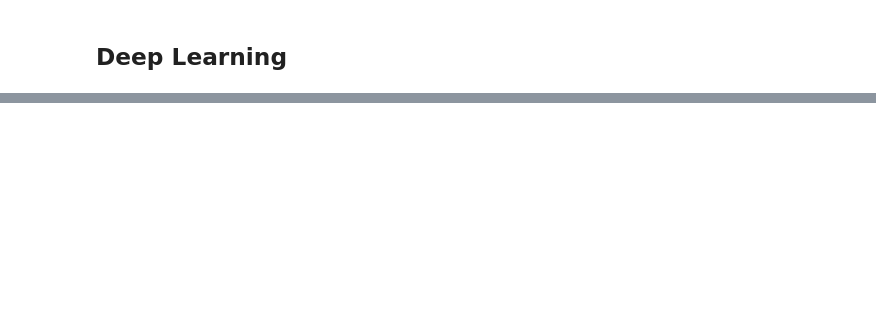
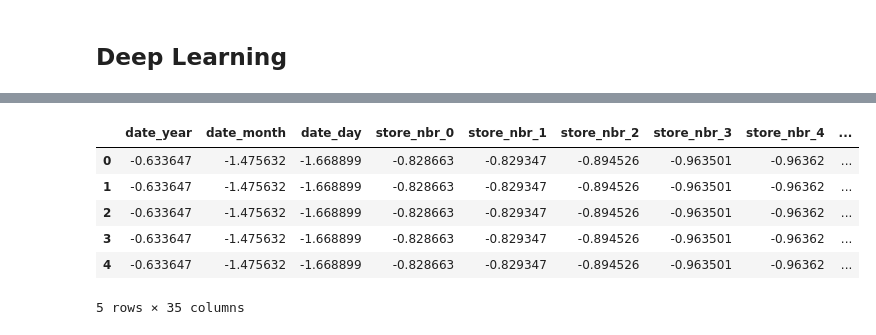
Before and after one commit to amith-vardhan99/kaggle, a Jupyter notebook: Store Sales - Time Series Forecasting/deeplearn.ipynb, the cells around one changed output, grey strips where cells are left out. Saved outputs shown, nothing was run; the diff lists cells and outputs as text; code cells hidden in the pictures; blank space fills up the shorter version.

```diff
--- a/Store Sales - Time Series Forecasting/deeplearn.ipynb
+++ b/Store Sales - Time Series Forecasting/deeplearn.ipynb
@@ -132,0 +115,23 @@ model.fit(x=X_train,y=y_train,epochs=10,validation_data=(X_valid,y_valid),callba
+# %%
+ss = StandardScaler()
+df_combined_1 = ss.fit_transform(df_combined)
+
+df_input = df_combined_1[0:len(df_X)]
+
+df_X_train_1 = df_input[0:int(3*len(df_X)/4)]
+df_X_valid_1 = df_input[int(3*len(df_X)/4):]
+df_X_test_1 = df_combined_1[len(df_X):]
+
+df_X_train_2 = pd.DataFrame(df_X_train_1,columns=df_X.columns.values)
+df_X_valid_2 = pd.DataFrame(df_X_valid_1,columns=df_X.columns.values)
+df_X_test_2 = pd.DataFrame(df_X_test_1,columns=df_test.columns.values)
+# %%
+df_X_train_2.head()
+# %% [output]
+|  | date_year | date_month | date_day | store_nbr_0 | store_nbr_1 | store_nbr_2 | store_nbr_3 | store_nbr_4 | ... |
+| 0 | -0.633647 | -1.475632 | -1.668899 | -0.828663 | -0.829347 | -0.894526 | -0.963501 | -0.96362 | ... |
+| 1 | -0.633647 | -1.475632 | -1.668899 | -0.828663 | -0.829347 | -0.894526 | -0.963501 | -0.96362 | ... |
+| 2 | -0.633647 | -1.475632 | -1.668899 | -0.828663 | -0.829347 | -0.894526 | -0.963501 | -0.96362 | ... |
+| 3 | -0.633647 | -1.475632 | -1.668899 | -0.828663 | -0.829347 | -0.894526 | -0.963501 | -0.96362 | ... |
+| 4 | -0.633647 | -1.475632 | -1.668899 | -0.828663 | -0.829347 | -0.894526 | -0.963501 | -0.96362 | ... |
+5 rows × 35 columns
```
Also changed, not shown: parts of 41 cells of this notebook.
